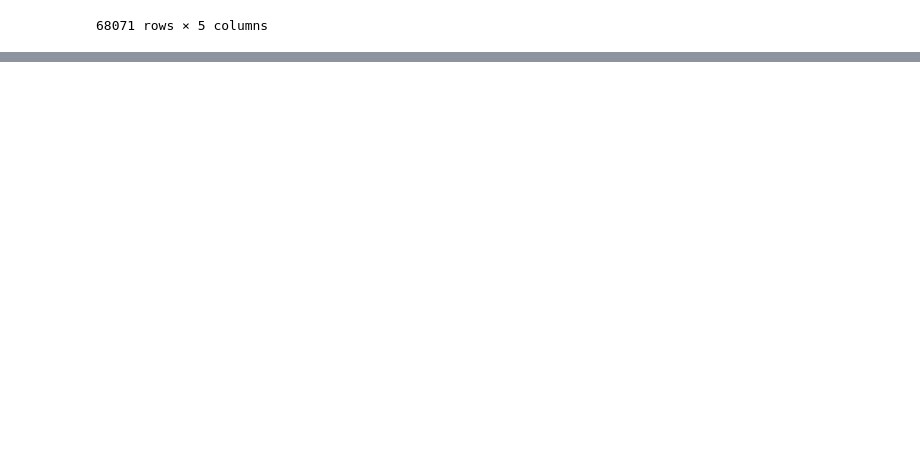
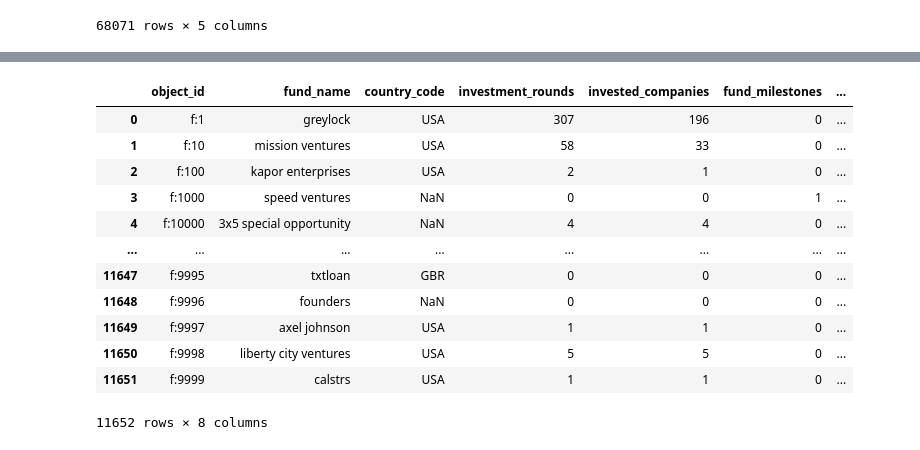
Before and after one commit to samuellau0802/COMP-4222-Project, a Jupyter notebook: data_formatting.ipynb, the cells around one changed output, grey strips where cells are left out. Cells and saved outputs as stored; diff of their text form; code cells hidden in the pictures; blank space fills up the shorter version.

```diff
--- a/data_formatting.ipynb
+++ b/data_formatting.ipynb
@@ -265,0 +337,18 @@ df_people
+# %%
+df_funds["founded_year"] = df_funds["fund_founded_at"].apply(lambda x: datetime.today().year-int(x[:4]) if x is not np.nan else np.nan)
+df_funds = df_funds[["object_id", "fund_name", "country_code", "investment_rounds", "invested_companies", "fund_milestones", "fund_relationships", "founded_year"]]
+df_funds
+# %% [output]
+|  | object_id | fund_name | country_code | investment_rounds | invested_companies | fund_milestones | ... |
+| 0 | f:1 | greylock | USA | 307 | 196 | 0 | ... |
+| 1 | f:10 | mission ventures | USA | 58 | 33 | 0 | ... |
+| 2 | f:100 | kapor enterprises | USA | 2 | 1 | 0 | ... |
+| 3 | f:1000 | speed ventures | NaN | 0 | 0 | 1 | ... |
+| 4 | f:10000 | 3x5 special opportunity | NaN | 4 | 4 | 0 | ... |
+| ... | ... | ... | ... | ... | ... | ... | ... |
+| 11647 | f:9995 | txtloan | GBR | 0 | 0 | 0 | ... |
+| 11648 | f:9996 | founders | NaN | 0 | 0 | 0 | ... |
+| 11649 | f:9997 | axel johnson | USA | 1 | 1 | 0 | ... |
+| 11650 | f:9998 | liberty city ventures | USA | 5 | 5 | 0 | ... |
+| 11651 | f:9999 | calstrs | USA | 1 | 1 | 0 | ... |
+11652 rows × 8 columns
```
Also changed, not shown: parts of 28 cells of this notebook, 1 other file.
